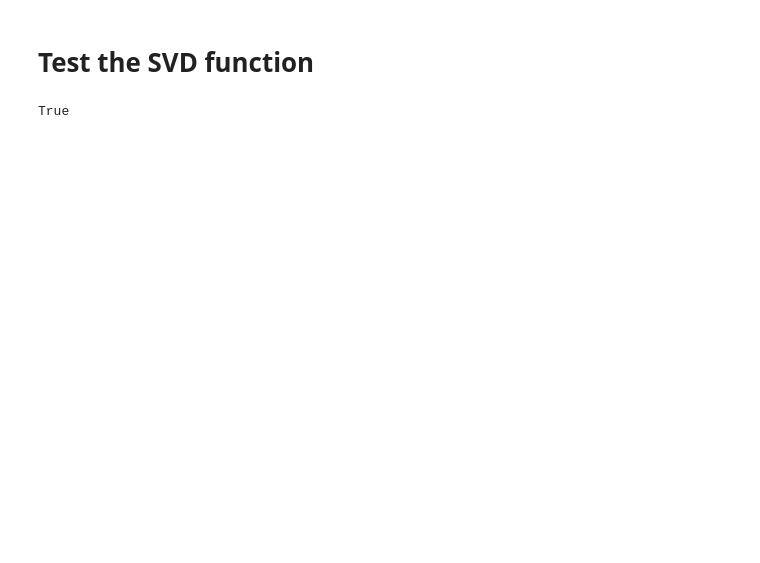
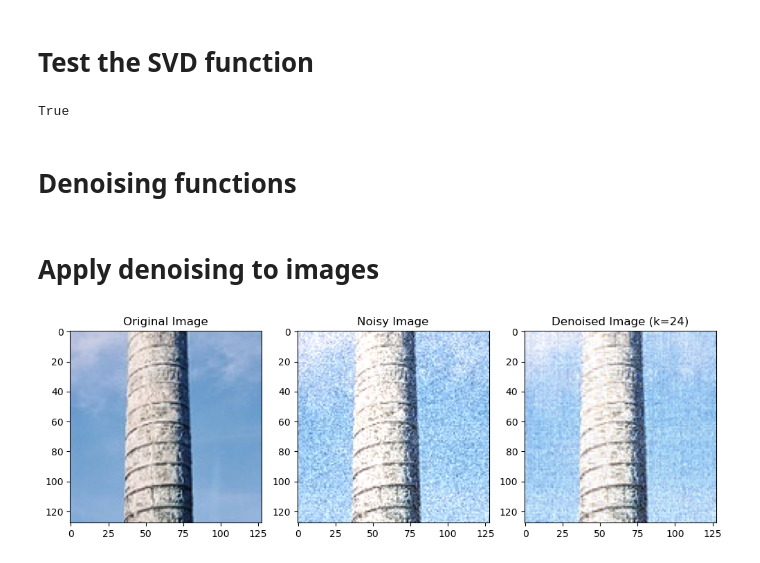
Before and after one commit to AlirezaSaei1/SVD, a Jupyter notebook: svd-project.ipynb, the cells around one changed output. Drawn from its saved outputs; the diff is of its cells as text; code cells hidden in the pictures; blank space fills up the shorter version.

Commit message:
Kaggle Notebook | SVD_Project | Version 9 | Added a SVD with power iteration and driver code

```diff
--- a/svd-project.ipynb
+++ b/svd-project.ipynb
@@ -49,8 +49,8 @@ def gaussian_noise(shape, mean=10, std_dev=10):
 
 
 def add_gaussian_noise(image):
-    mean = random.randint(25, 50)
-    std_dev = random.randint(10, 50)
+    mean = random.randint(30, 50)
+    std_dev = random.randint(10, 25)
     noise = gaussian_noise(image.shape[:2], mean=mean, std_dev=std_dev)
     noisy_image = np.clip(image + noise[..., np.newaxis], 0, 255).astype(np.uint8)
     return noisy_image
@@ -125,7 +125,7 @@ def QR(M):
 # %% [markdown]
 # Calculate eigen values and eigen vectors
 # %%
-def eig(A, max_iterations=1000):
+def eig(A, max_iterations=100):
     dimension = A.shape[0]
     eigenvectors = np.identity(dimension)
 
@@ -170,18 +224,18 @@ def svd(A):
 # %% [markdown]
 # Test the SVD function
 # %%
-A = np.array([[1, 2, 3], [4, 5, 6], [7, 8, 9]])
-
 # Implemented SVD
-U, SV, V = svd(A)
+U, SV, V = svd(noisy_images[0][:,:,0])
 reconstructed_A = U @ np.diag(SV) @ V
 # print(f'U:\n{U}\nSV:\n{SV}\nEigen:\n{Eigen}')
 
 # SVD using np.linalg.svd
-U, SV, V = np.linalg.svd(A)
+U, SV, V = np.linalg.svd(noisy_images[0][:,:,0])
 reconstructed_A_with_np = U @ np.diag(SV) @ V
 
 # Check if implemented SVD works fine
 print(np.allclose(reconstructed_A, reconstructed_A_with_np))
 # %% [output]
 True
+# %% [markdown]
+# Denoising functions
@@ -187,0 +276,28 @@ True
+# %% [markdown]
+# Apply denoising to images
+# %%
+# Value of k
+k = 24
+img_number = 9
+
+# Plot the denoised images for each k value
+fig, axs = plt.subplots(1, 3, figsize=(10, 10))
+
+# Choose noisy image
+noisy_image = noisy_images[img_number]
+
+# Denoise the image using SVD
+denoised_image = denoise_image(noisy_image, k)
+
+# Plot the images
+axs[0].imshow(first_10_images[img_number])
+axs[0].set_title("Original Image")
+axs[1].imshow(noisy_image)
+axs[1].set_title("Noisy Image")
+axs[2].imshow(denoised_image)
+axs[2].set_title(f"Denoised Image (k={k})")
+
+plt.tight_layout()
+plt.show()
+# %% [output]
+[figure, added]
```
Also changed, not shown: parts of 6 cells of this notebook.
